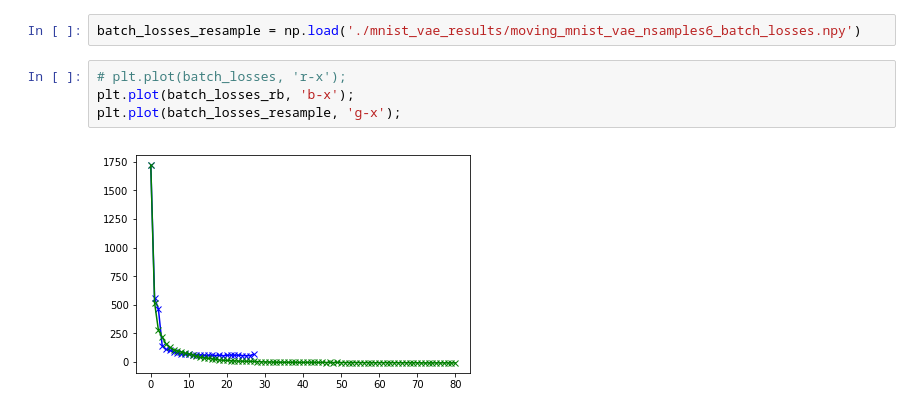
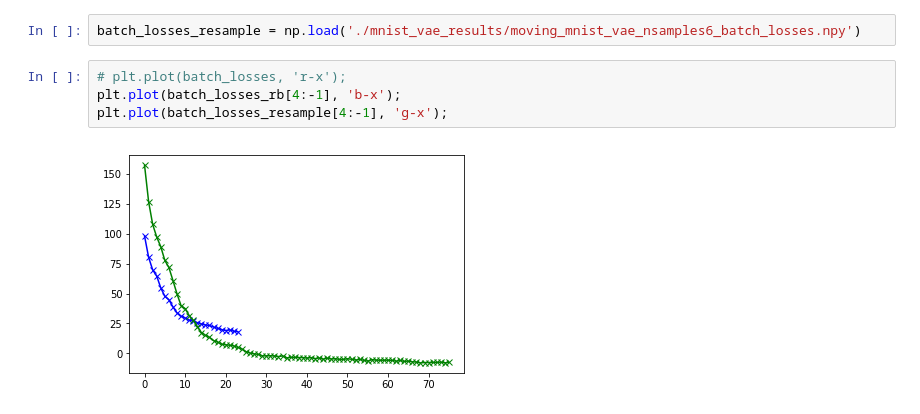
Before and after one commit to Runjing-Liu120/RaoBlackwellizedSGD, a Jupyter notebook: experiments/moving_mnist/MovingMnist_results.ipynb, the cells around one changed output. Drawn from its saved outputs; the diff is of its cells as text.

```diff
--- a/experiments/moving_mnist/MovingMnist_results.ipynb
+++ b/experiments/moving_mnist/MovingMnist_results.ipynb
@@ -126,7 +139,7 @@ batch_losses_rb = np.load('./mnist_vae_results/moving_mnist_vae_topk5_batch_loss
 batch_losses_resample = np.load('./mnist_vae_results/moving_mnist_vae_nsamples6_batch_losses.npy')
 # %%
 # plt.plot(batch_losses, 'r-x');
-plt.plot(batch_losses_rb, 'b-x');
-plt.plot(batch_losses_resample, 'g-x');
+plt.plot(batch_losses_rb[4:-1], 'b-x');
+plt.plot(batch_losses_resample[4:-1], 'g-x');
 # %% [output]
-[figure, old version]
+[figure, new version]
```
Also changed, not shown: parts of 11 cells of this notebook, 3 other files.
